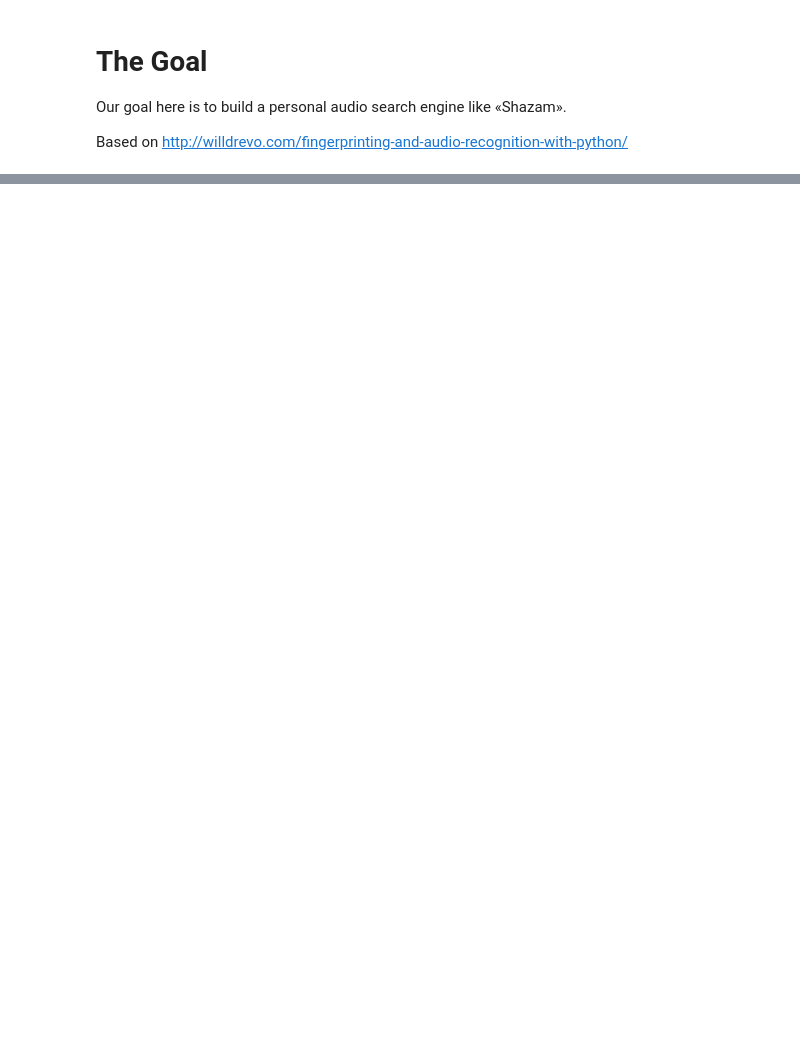
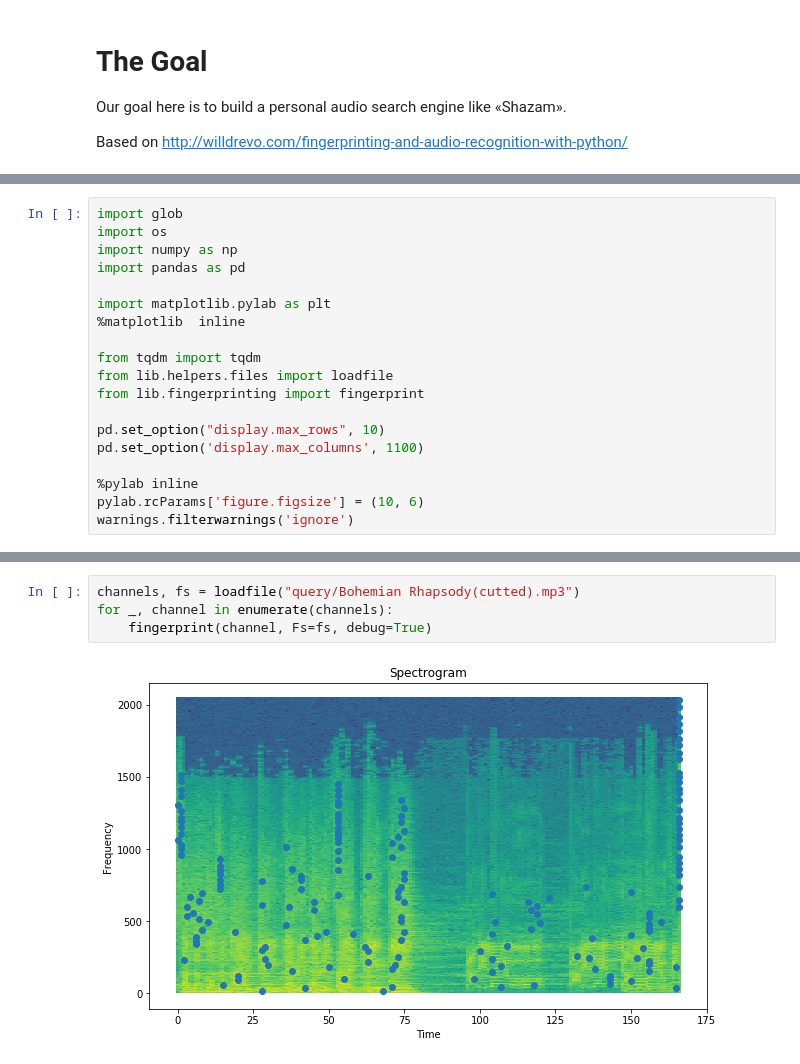
Before and after one commit to levabd/audio-search-engine, a Jupyter notebook: SearchEngine.ipynb, the cells around one changed output, grey strips where cells are left out. Saved outputs shown, nothing was run; the diff lists cells and outputs as text; blank space fills up the shorter version.

```diff
--- a/SearchEngine.ipynb
+++ b/SearchEngine.ipynb
@@ -190,0 +7,19 @@ def loadfile(filename):
+# %%
+import glob
+import os
+import numpy as np
+import pandas as pd
+
+import matplotlib.pylab as plt
+%matplotlib  inline
+
+from tqdm import tqdm
+from lib.helpers.files import loadfile
+from lib.fingerprinting import fingerprint
+
+pd.set_option("display.max_rows", 10)
+pd.set_option('display.max_columns', 1100)
+
+%pylab inline
+pylab.rcParams['figure.figsize'] = (10, 6)
+warnings.filterwarnings('ignore')
@@ -190,0 +69,6 @@ def loadfile(filename):
+# %%
+channels, fs = loadfile("query/Bohemian Rhapsody(cutted).mp3")
+for _, channel in enumerate(channels):
+    fingerprint(channel, Fs=fs, debug=True)
+# %% [output]
+[figure, added]
```
Also changed, not shown: parts of 29 cells of this notebook, 25 other files.
